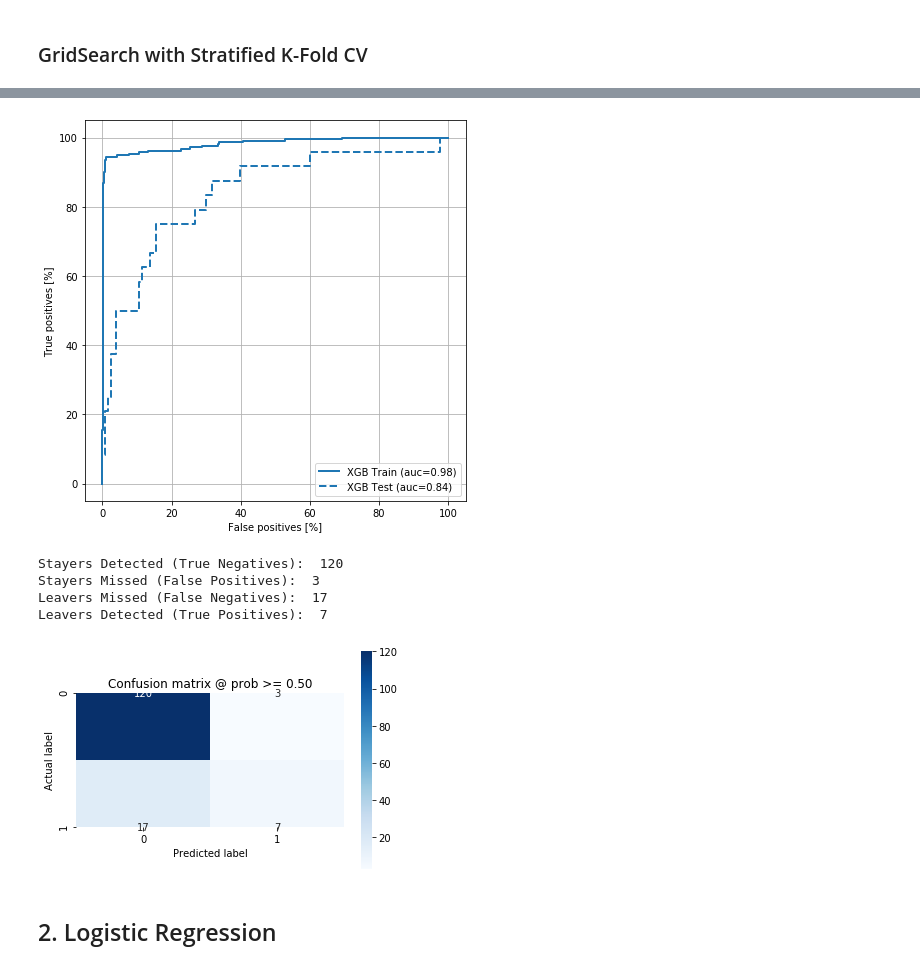
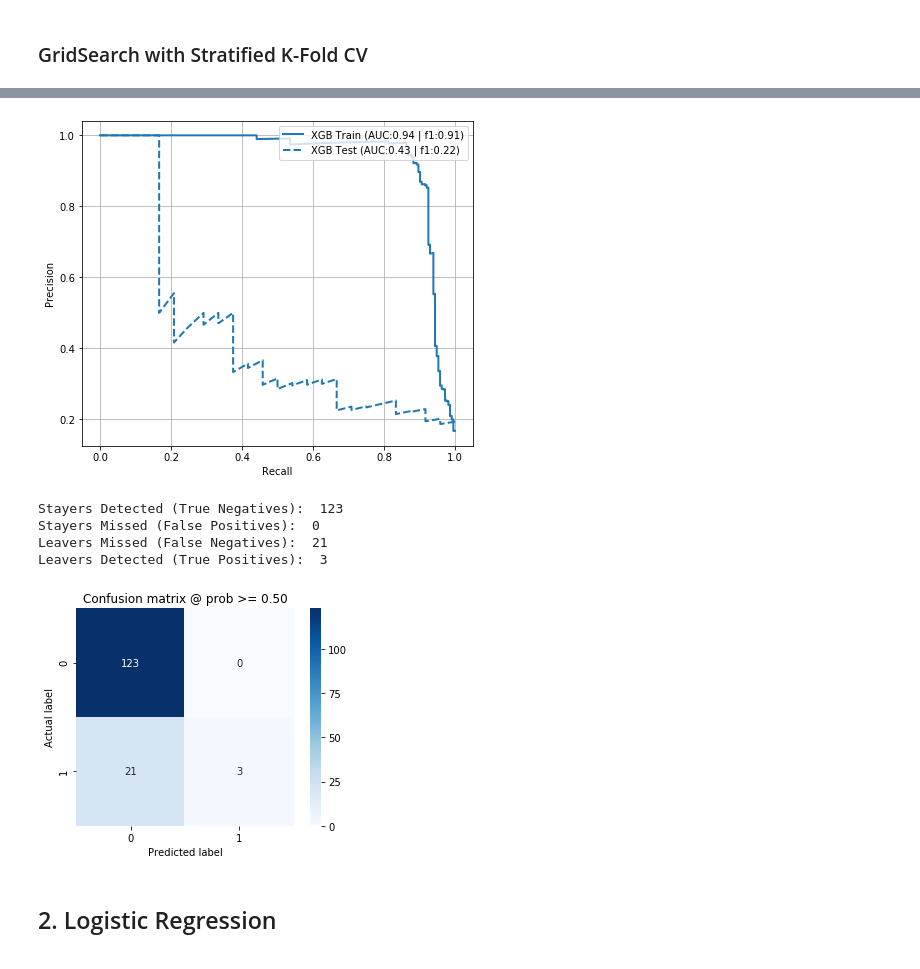
Before and after one commit to HenrikPereira/EDSBproject, a Jupyter notebook: Scripts/Data_models.ipynb, the cells around one changed output, grey strips where cells are left out. Saved outputs shown, nothing was run; the diff lists cells and outputs as text; code cells hidden in the pictures.

```diff
--- a/Scripts/Data_models.ipynb
+++ b/Scripts/Data_models.ipynb
@@ -207,24 +212,20 @@ from xgboost import XGBClassifier
 ### GridSearch with Stratified K-Fold CV
 # %%
 # fit model on training data
-m_XGB = XGBClassifier(n_jobs=-1, learning_rate=0.01, scale_pos_weight=pos_t/neg_t, verbosity=0)
+parameters_XGB = {
+    'objective':['binary:logistic'],
+    'learning_rate': [0.01, 0.05, 0.1],
+    'max_depth': [i for i in range(5,10)],
+    'subsample': [0.5, 1],
+    'colsample_bytree': [0.5, 1],
+    'n_estimators': [100, 1000],
+    'seed': [123]}
 
-parameters = {'objective':['binary:logistic'],
-              'learning_rate': [0.01, 0.05, 0.1],
-              'max_depth': [i for i in range(5,10)],
-              'subsample': [0.5, 1],
-              'colsample_bytree': [0.5, 1],
-              'n_estimators': [100, 1000],
-              'seed': [123]}
-
-grid_s = GridSearchCV(m_XGB, parameters, n_jobs=-1,
-                      cv=StratifiedKFold(n_splits=n_folds, shuffle=True),
-                      scoring='f1',
-                      verbose=2, refit=True)
-
-train_feat_norm = minmax.fit_transform(train_features)
-
-grid_s.fit(train_feat_norm, train_labels)
-print(grid_s.best_estimator_)
-model_XGB = grid_s.best_estimator_
+model_XGB = grids_skf_xgb(
+    train_features,
+    train_labels,
+    parameters_XGB,
+    pos_t/neg_t,
+    n_folds
+)
 # %% [output]
@@ -248,6 +247,9 @@ XGBClassifier(base_score=0.5, booster='gbtree', colsample_bylevel=1,
 
 # Instantiate the cross validator
 skf = StratifiedKFold(n_splits=n_folds, shuffle=True)
+
+minmax = MinMaxScaler()
+train_feat_norm = minmax.fit_transform(train_features)
 
 # Loop through the indices the split() method returns
 for index, (train_indices, val_indices) in enumerate(skf.split(train_feat_norm, train_labels)):
@@ -261,5 +263,6 @@ for index, (train_indices, val_indices) in enumerate(skf.split(train_feat_norm,
 
     m_summary = save_metrics(m_summary, 'model_XGB', ytrain, model_XGB.predict_proba(xtrain)[:, 1], split_data='train', series='imbalanced')
     m_summary = save_metrics(m_summary, 'model_XGB', yval, model_XGB.predict_proba(xval)[:, 1], split_data='val', series='imbalanced')
+    m_summary = save_metrics(m_summary, 'model_XGB', test_labels, model_XGB.predict_proba(test_features)[:, 1], split_data='test', series='imbalanced')
 print('...Done')
 # %% [output]
@@ -283,17 +283,17 @@ m_summary.groupby(['model', 'data']).mean()
 # %%
 plt.figure(figsize=(7, 7))
-plot_roc("XGB Train", train_labels, model_XGB.predict_proba(train_feat_norm)[:, 1], lcolor=colors[0])
-plot_roc("XGB Test", test_labels, model_XGB.predict_proba(test_features)[:, 1], lcolor=colors[0], lstyle='--')
-plt.legend(loc='lower right')
+plot_pr_curve("XGB Train", train_labels, model_XGB.predict_proba(train_feat_norm)[:, 1], model_XGB.predict(train_feat_norm), lcolor=colors[0])
+plot_pr_curve("XGB Test", test_labels, model_XGB.predict_proba(test_features)[:, 1], model_XGB.predict(test_features), lcolor=colors[0], lstyle='--')
+plt.legend(loc='upper right')
 plt.show()
 plot_cm(test_labels, model_XGB.predict_proba(test_features)[:, 1])
 # %% [output]
-[figure, old version]
+[figure, new version]
-Stayers Detected (True Negatives):  120
-Stayers Missed (False Positives):  3
-Leavers Missed (False Negatives):  17
-Leavers Detected (True Positives):  7
+Stayers Detected (True Negatives):  123
+Stayers Missed (False Positives):  0
+Leavers Missed (False Negatives):  21
+Leavers Detected (True Positives):  3
-[figure, old version]
+[figure, new version]
 # %% [markdown]
 ## 2. Logistic Regression
 # %%
```
Also changed, not shown: parts of 110 cells of this notebook, 9 other files.
